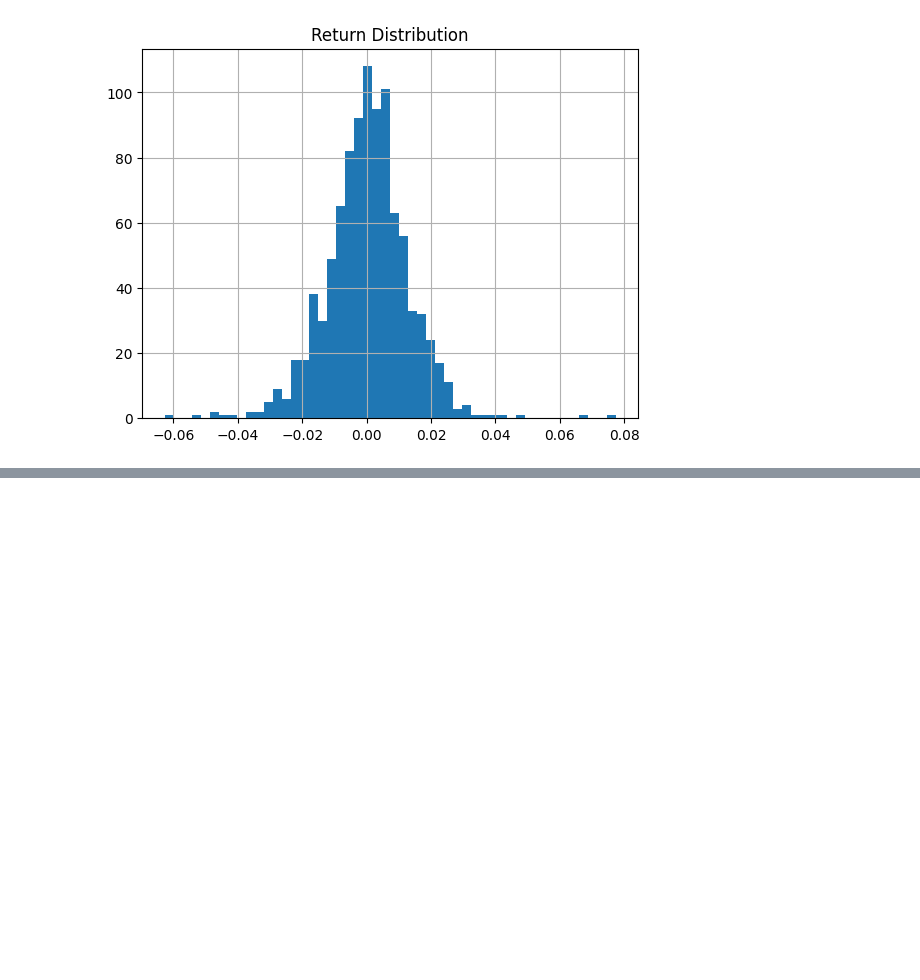
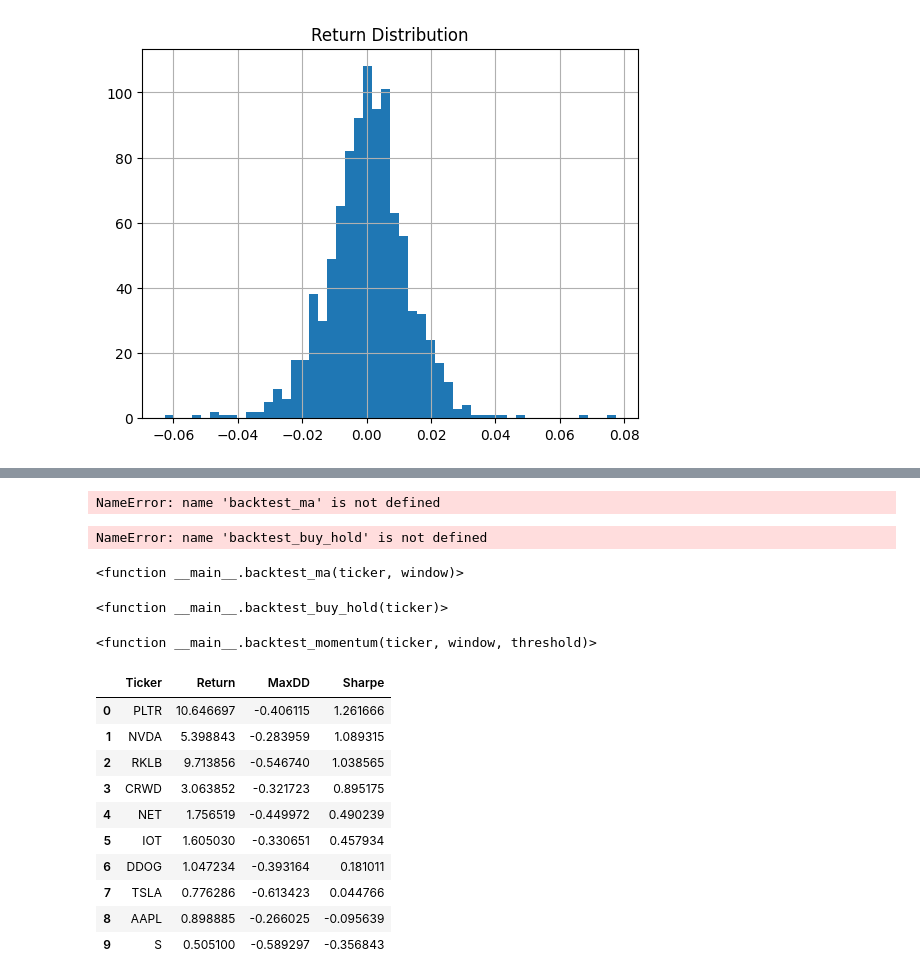
Before and after one commit to mas-analytics/quant-practice, a Jupyter notebook: analysis.ipynb, the cells around one changed output, grey strips where cells are left out. Cells and saved outputs as stored; diff of their text form; code cells hidden in the pictures; blank space fills up the shorter version.

```diff
--- a/analysis.ipynb
+++ b/analysis.ipynb
@@ -413,0 +1450,11 @@ cumulative_returns.plot(figsize=(12,5))
+# %%
+tickers = ["AAPL","NVDA","PLTR","RKLB","CRWD","NET","DDOG","IOT","S","TSLA"]
+# %%
+resluts=[]
+for ticker in tickers:
+     print(ticker)
+    final_return,max_dd,sharpe = backtest_momentum(ticker,126,0.10)
+    results.append([tiker,final_return,max_dd,sharpe])
+results_df = pd.DataFrame(results,columns=["Ticker","Return","MaxDD","Sharpe"])
+results_df=(results_df.sort_values("Sharpe",ascending=False).reset_index(drop=True))
+results_df
@@ -413,0 +1507,65 @@ cumulative_returns.plot(figsize=(12,5))
+# %%
+results = []
+
+for ticker in tickers:
+    print(ticker)
+
+    final_return, max_dd, sharpe = backtest_momentum(
+        ticker,
+        126,
+        0.10
+    )
+
+    results.append([
+        ticker,
+        final_return,
+        max_dd,
+        sharpe
+    ])
+
+results_df = pd.DataFrame(
+    results,
+    columns=["Ticker", "Return", "MaxDD", "Sharpe"]
+)
+
+results_df = (
+    results_df
+    .sort_values("Sharpe", ascending=False)
+    .reset_index(drop=True)
+)
+
+results_df
+# %%
+backtest_ma
+# %% [output]
+NameError: name 'backtest_ma' is not defined
+# %%
+backtest_buy_hold
+# %% [output]
+NameError: name 'backtest_buy_hold' is not defined
+# %%
+backtest_ma
+# %% [output]
+<function __main__.backtest_ma(ticker, window)>
+# %%
+backtest_buy_hold
+# %% [output]
+<function __main__.backtest_buy_hold(ticker)>
+# %%
+backtest_momentum
+# %% [output]
+<function __main__.backtest_momentum(ticker, window, threshold)>
+# %%
+results_df
+# %% [output]
+|  | Ticker | Return | MaxDD | Sharpe |
+| 0 | PLTR | 10.646697 | -0.406115 | 1.261666 |
+| 1 | NVDA | 5.398843 | -0.283959 | 1.089315 |
+| 2 | RKLB | 9.713856 | -0.546740 | 1.038565 |
+| 3 | CRWD | 3.063852 | -0.321723 | 0.895175 |
+| 4 | NET | 1.756519 | -0.449972 | 0.490239 |
+| 5 | IOT | 1.605030 | -0.330651 | 0.457934 |
+| 6 | DDOG | 1.047234 | -0.393164 | 0.181011 |
+| 7 | TSLA | 0.776286 | -0.613423 | 0.044766 |
+| 8 | AAPL | 0.898885 | -0.266025 | -0.095639 |
+| 9 | S | 0.505100 | -0.589297 | -0.356843 |
```
Also changed, not shown: parts of 578 cells of this notebook.
